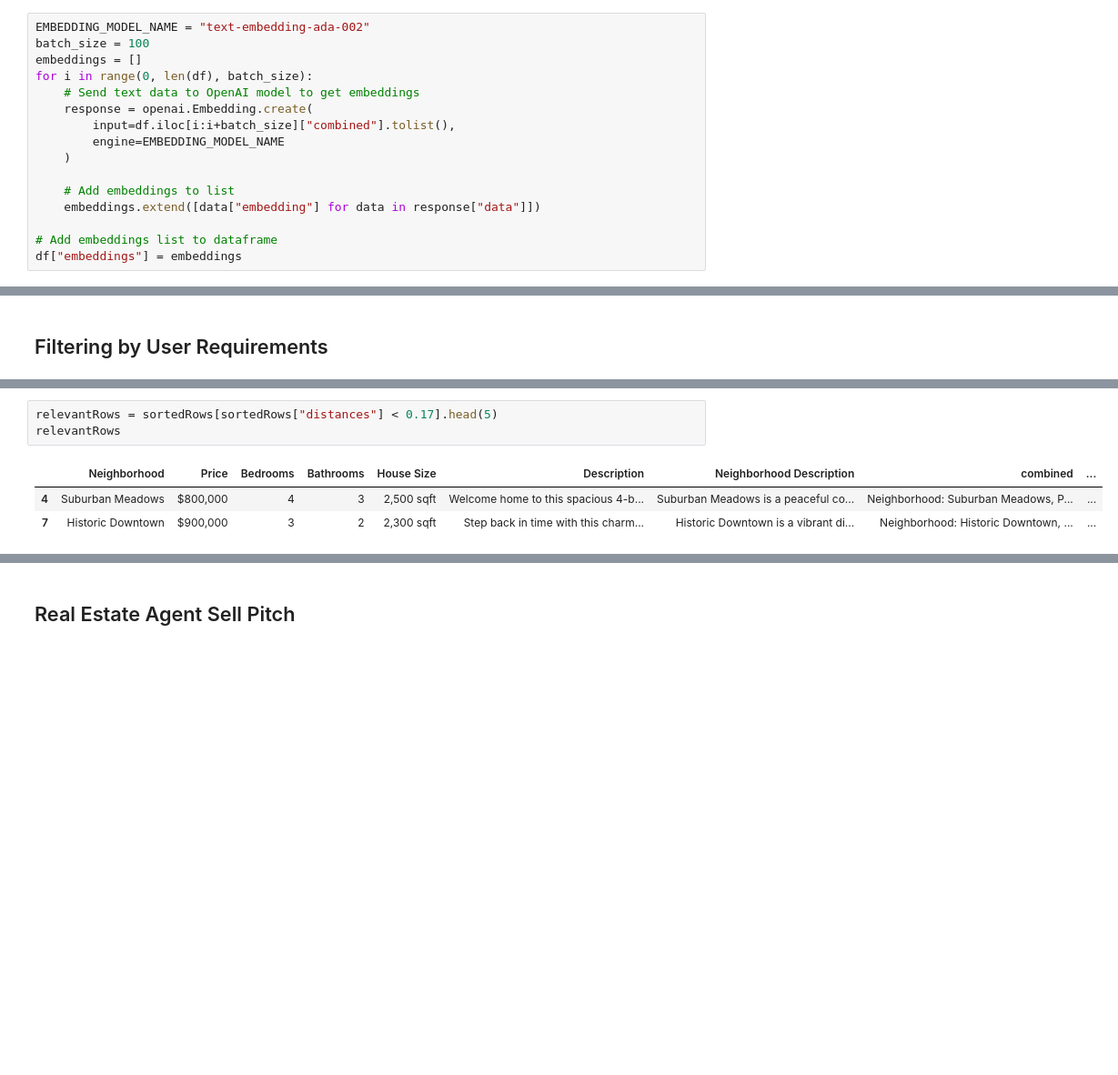
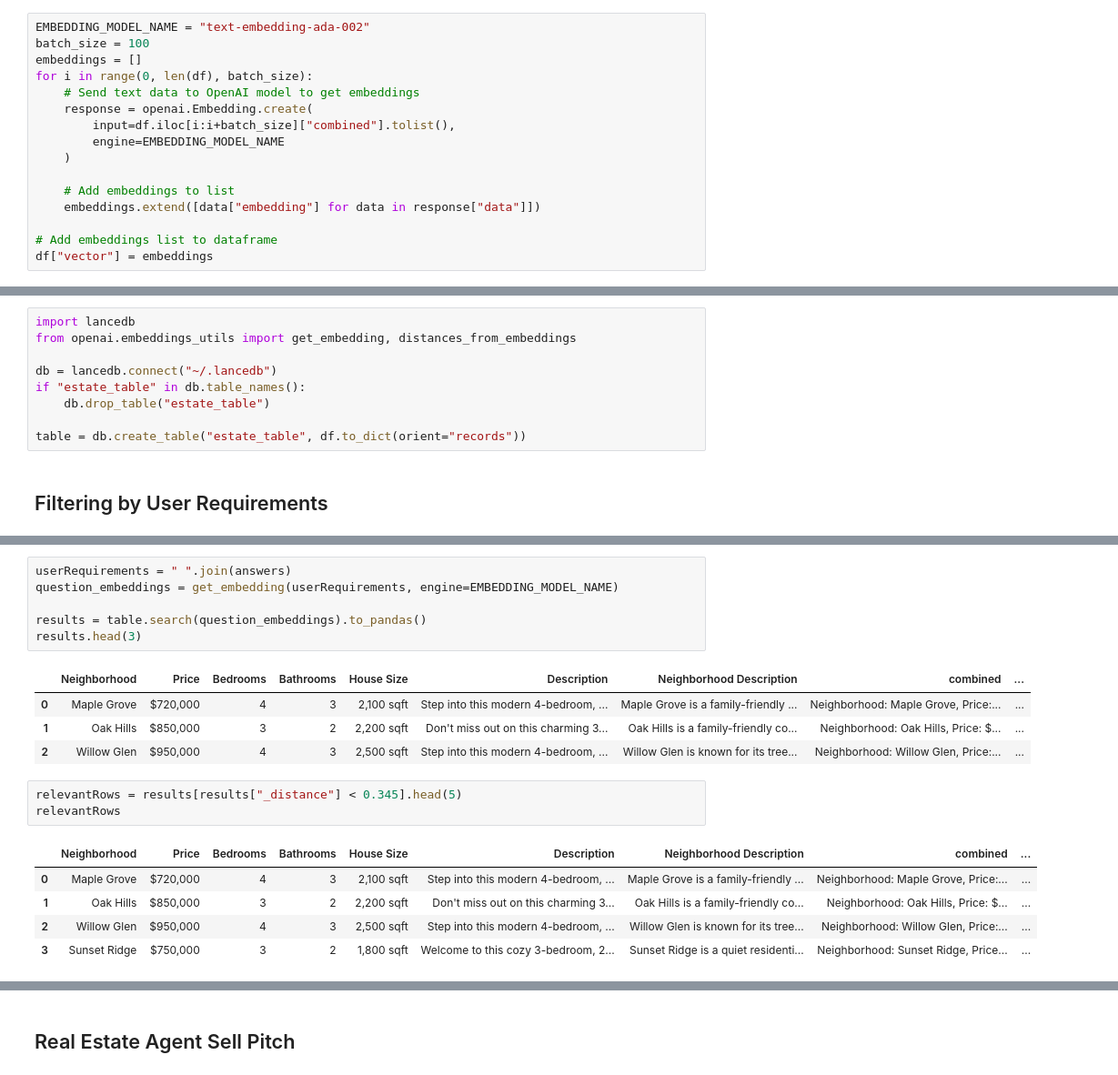
Before and after one commit to anejakartikeya/GenAIRealEstateAgent, a Jupyter notebook: HomeMatch.ipynb, the cells around one changed output, grey strips where cells are left out. Shown at 91% size. Drawn from its saved outputs; the diff is of its cells as text; blank space fills up the shorter version.

```diff
--- a/HomeMatch.ipynb
+++ b/HomeMatch.ipynb
@@ -144,7 +141,7 @@ for i in range(0, len(df), batch_size):
     embeddings.extend([data["embedding"] for data in response["data"]])
 
 # Add embeddings list to dataframe
-df["embeddings"] = embeddings
+df["vector"] = embeddings
 # %%
 df.head(2)
 # %% [output]
@@ -181,2 +153,11 @@ def get_rows_sorted_by_relevance(question, df):
+# %%
+import lancedb
+from openai.embeddings_utils import get_embedding, distances_from_embeddings
+
+db = lancedb.connect("~/.lancedb")
+if "estate_table" in db.table_names():
+    db.drop_table("estate_table")
+
+table = db.create_table("estate_table", df.to_dict(orient="records"))
 # %% [markdown]
 ## Filtering by User Requirements
@@ -199,10 +177,23 @@ sortedRows = get_rows_sorted_by_relevance(userRequirements, df)
+# %%
+userRequirements = " ".join(answers)
+question_embeddings = get_embedding(userRequirements, engine=EMBEDDING_MODEL_NAME)
+
+results = table.search(question_embeddings).to_pandas()
+results.head(3)
+# %% [output]
+|  | Neighborhood | Price | Bedrooms | Bathrooms | House Size | Description | Neighborhood Description | combined | ... |
+| 0 | Maple Grove | $720,000 | 4 | 3 | 2,100 sqft | Step into this modern 4-bedroom, ... | Maple Grove is a family-friendly ... | Neighborhood: Maple Grove, Price:... | ... |
+| 1 | Oak Hills | $850,000 | 3 | 2 | 2,200 sqft | Don't miss out on this charming 3... | Oak Hills is a family-friendly co... | Neighborhood: Oak Hills, Price: $... | ... |
+| 2 | Willow Glen | $950,000 | 4 | 3 | 2,500 sqft | Step into this modern 4-bedroom, ... | Willow Glen is known for its tree... | Neighborhood: Willow Glen, Price:... | ... |
 # %%
-relevantRows = sortedRows[sortedRows["distances"] < 0.17].head(5)
+relevantRows = results[results["_distance"] < 0.345].head(5)
 relevantRows
 # %% [output]
 |  | Neighborhood | Price | Bedrooms | Bathrooms | House Size | Description | Neighborhood Description | combined | ... |
-| 4 | Suburban Meadows | $800,000 | 4 | 3 | 2,500 sqft | Welcome home to this spacious 4-b... | Suburban Meadows is a peaceful co... | Neighborhood: Suburban Meadows, P... | ... |
-| 7 | Historic Downtown | $900,000 | 3 | 2 | 2,300 sqft | Step back in time with this charm... | Historic Downtown is a vibrant di... | Neighborhood: Historic Downtown, ... | ... |
+| 0 | Maple Grove | $720,000 | 4 | 3 | 2,100 sqft | Step into this modern 4-bedroom, ... | Maple Grove is a family-friendly ... | Neighborhood: Maple Grove, Price:... | ... |
+| 1 | Oak Hills | $850,000 | 3 | 2 | 2,200 sqft | Don't miss out on this charming 3... | Oak Hills is a family-friendly co... | Neighborhood: Oak Hills, Price: $... | ... |
+| 2 | Willow Glen | $950,000 | 4 | 3 | 2,500 sqft | Step into this modern 4-bedroom, ... | Willow Glen is known for its tree... | Neighborhood: Willow Glen, Price:... | ... |
+| 3 | Sunset Ridge | $750,000 | 3 | 2 | 1,800 sqft | Welcome to this cozy 3-bedroom, 2... | Sunset Ridge is a quiet residenti... | Neighborhood: Sunset Ridge, Price... | ... |
 # %%
 matches = [i for i in relevantRows["combined"]]
 matches
```
Also changed, not shown: parts of 13 cells of this notebook, 1 other file.
